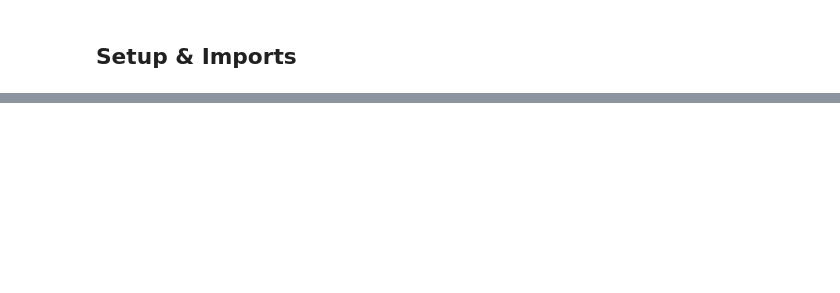
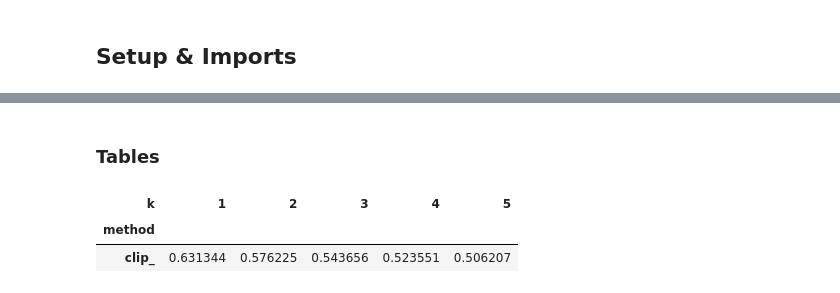
Before and after one commit to michaelnguy/capstone, a Jupyter notebook: hashtag_rec/hashtag_recommender.ipynb, the cells around one changed output, grey strips where cells are left out. Saved outputs shown, nothing was run; the diff lists cells and outputs as text; code cells hidden in the pictures; blank space fills up the shorter version.

```diff
--- a/hashtag_rec/hashtag_recommender.ipynb
+++ b/hashtag_rec/hashtag_recommender.ipynb
@@ -226,0 +258,3 @@ eval_results
+# %%
+eval_results_df = pd.DataFrame(eval_results_data)
+eval_results_df.shape
@@ -226,0 +263,21 @@ eval_results
+# %%
+metric_names = {
+    "acc": "Accuracy",
+    "rec": "Recall",
+    "prec": "Precision",
+    "sim": "Semantic Similarity",
+}
+# %%
+method_names = {
+    "clip_unweighted": "CLIP image embeddings",
+    "tag_index_unweighted": "CLIP image-text embeddings",
+    "vit_unweighted": "ViT image embeddings",
+    "llava_unweighted": "LLaVa",
+    "clip_clip_weighted": "CLIP image embeddings",
+    "tag_index_clip_weighted": "CLIP image-text embeddings",
+    "vit_clip_weighted": "ViT image embeddings",
+    "llava_clip_weighted": "LLaVa",
+}
+# %%
+eval_results_df["metric"] = eval_results_df["metric"].replace(metric_names)
+eval_results_df["method"] = eval_results_df["method"].replace(method_names)
@@ -226,0 +305,2 @@ eval_results
+# %% [markdown]
+### Tables
@@ -226,0 +309,12 @@ eval_results
+# %%
+display(
+    HTML(
+        eval_results_df[eval_results_df["metric"] == metric_names["sim"]]
+        .pivot(columns="k", index="method", values="value")
+        .to_html(index=True)
+    )
+)
+# %% [output]
+| k | 1 | 2 | 3 | 4 | 5 |
+| method |  |  |  |  |  |
+| clip_ | 0.631344 | 0.576225 | 0.543656 | 0.523551 | 0.506207 |
```
Also changed, not shown: parts of 94 cells of this notebook, 8 other files.
